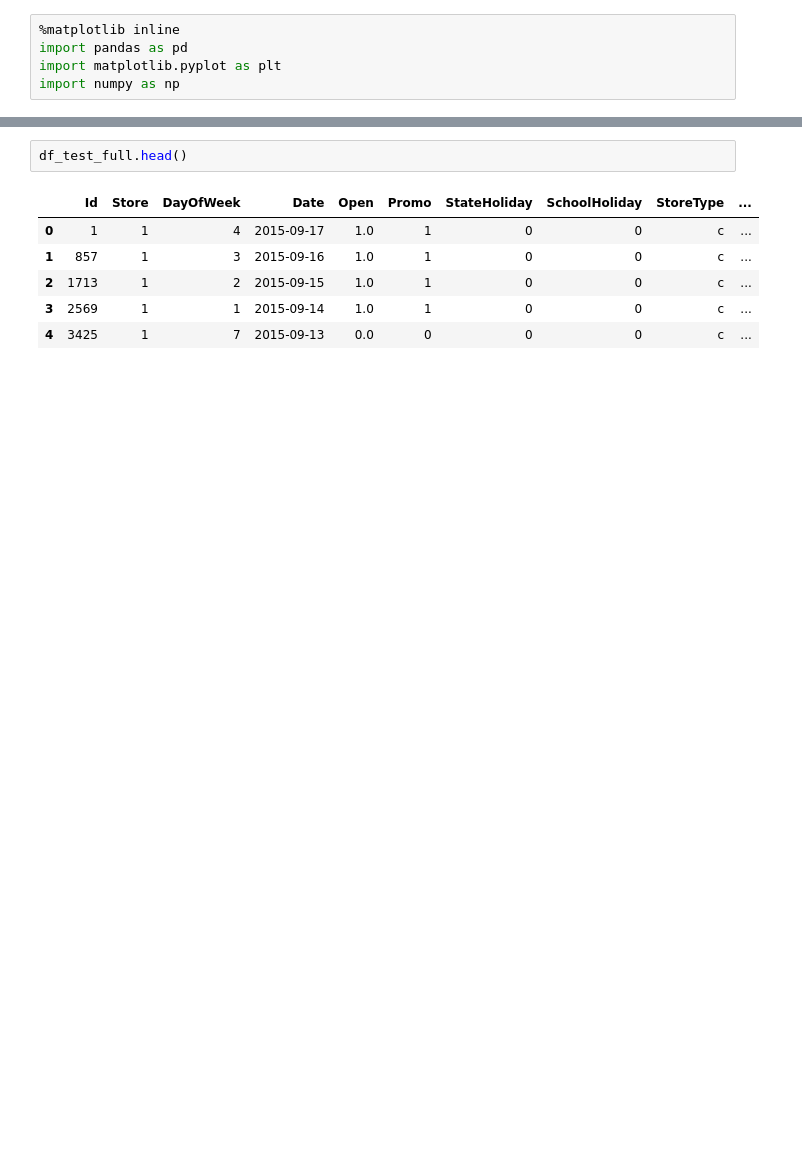
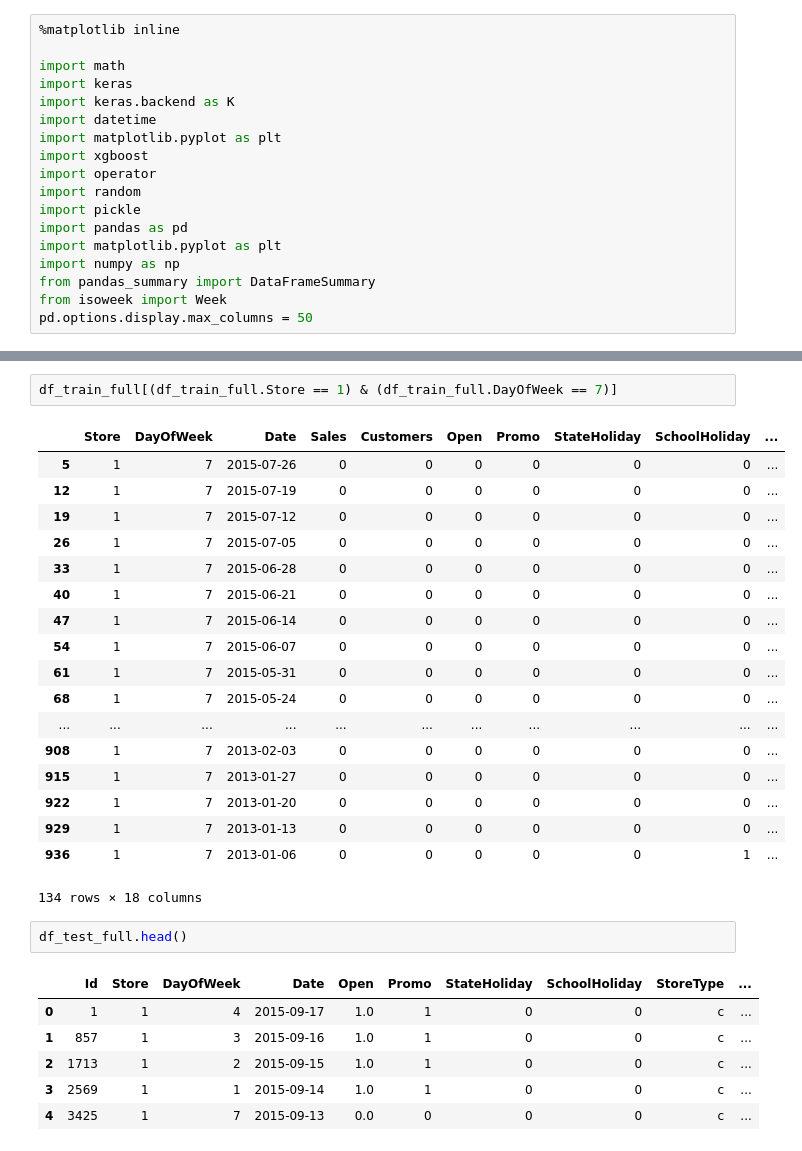
Before and after one commit to AdityaSidharta/ST4240, a Jupyter notebook: ass_1/q1/Question_1.ipynb, the cells around one changed output, grey strips where cells are left out. Drawn from its saved outputs; the diff is of its cells as text; blank space fills up the shorter version.

```diff
--- a/ass_1/q1/Question_1.ipynb
+++ b/ass_1/q1/Question_1.ipynb
@@ -1,8 +1,21 @@
 # %%
 %matplotlib inline
+
+import math
+import keras
+import keras.backend as K
+import datetime
+import matplotlib.pyplot as plt
+import xgboost
+import operator
+import random
+import pickle
 import pandas as pd
 import matplotlib.pyplot as plt
 import numpy as np
+from pandas_summary import DataFrameSummary
+from isoweek import Week
+pd.options.display.max_columns = 50
 # %%
 df_test = pd.read_csv('test.csv')
 df_train = pd.read_csv('train.csv')
@@ -21,3 +44,24 @@ df_train_full.head()
+# %%
+df_train_full[(df_train_full.Store == 1) & (df_train_full.DayOfWeek == 7)]
+# %% [output]
+|  | Store | DayOfWeek | Date | Sales | Customers | Open | Promo | StateHoliday | SchoolHoliday | ... |
+| 5 | 1 | 7 | 2015-07-26 | 0 | 0 | 0 | 0 | 0 | 0 | ... |
+| 12 | 1 | 7 | 2015-07-19 | 0 | 0 | 0 | 0 | 0 | 0 | ... |
+| 19 | 1 | 7 | 2015-07-12 | 0 | 0 | 0 | 0 | 0 | 0 | ... |
+| 26 | 1 | 7 | 2015-07-05 | 0 | 0 | 0 | 0 | 0 | 0 | ... |
+| 33 | 1 | 7 | 2015-06-28 | 0 | 0 | 0 | 0 | 0 | 0 | ... |
+| 40 | 1 | 7 | 2015-06-21 | 0 | 0 | 0 | 0 | 0 | 0 | ... |
+| 47 | 1 | 7 | 2015-06-14 | 0 | 0 | 0 | 0 | 0 | 0 | ... |
+| 54 | 1 | 7 | 2015-06-07 | 0 | 0 | 0 | 0 | 0 | 0 | ... |
+| 61 | 1 | 7 | 2015-05-31 | 0 | 0 | 0 | 0 | 0 | 0 | ... |
+| 68 | 1 | 7 | 2015-05-24 | 0 | 0 | 0 | 0 | 0 | 0 | ... |
+| ... | ... | ... | ... | ... | ... | ... | ... | ... | ... | ... |
+| 908 | 1 | 7 | 2013-02-03 | 0 | 0 | 0 | 0 | 0 | 0 | ... |
+| 915 | 1 | 7 | 2013-01-27 | 0 | 0 | 0 | 0 | 0 | 0 | ... |
+| 922 | 1 | 7 | 2013-01-20 | 0 | 0 | 0 | 0 | 0 | 0 | ... |
+| 929 | 1 | 7 | 2013-01-13 | 0 | 0 | 0 | 0 | 0 | 0 | ... |
+| 936 | 1 | 7 | 2013-01-06 | 0 | 0 | 0 | 0 | 0 | 1 | ... |
+134 rows × 18 columns
 # %%
 df_test_full.head()
 # %% [output]
```
Also changed, not shown: parts of 6 cells of this notebook.
